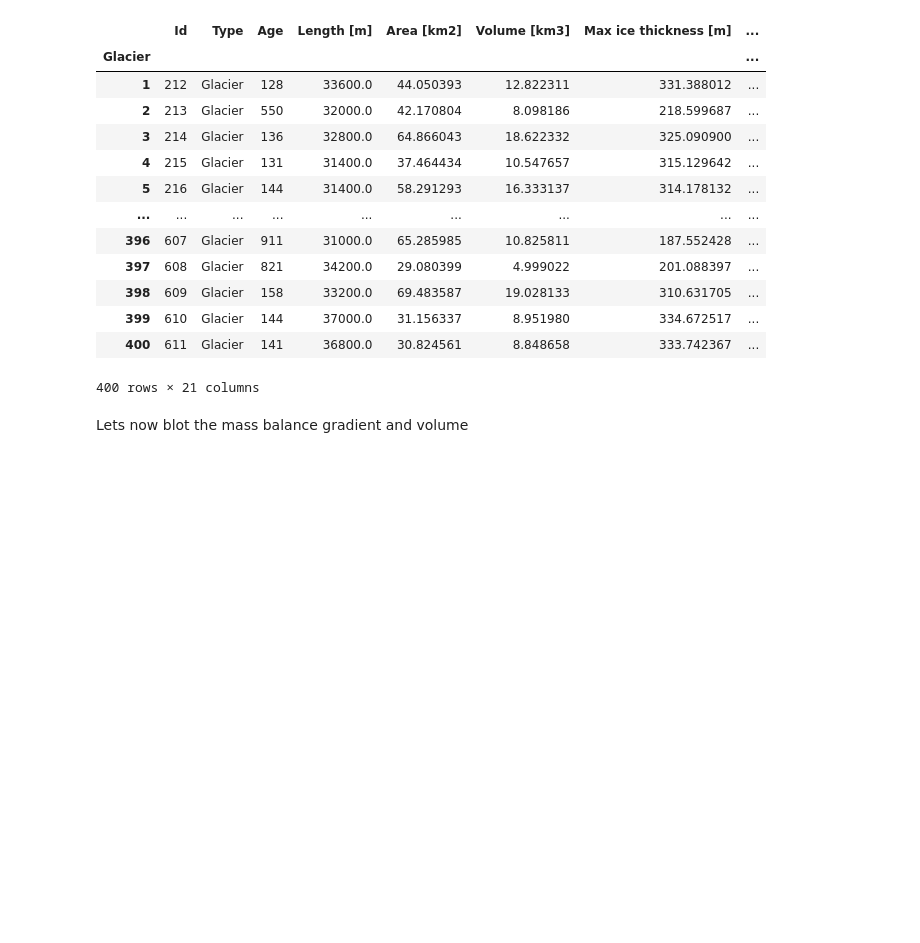
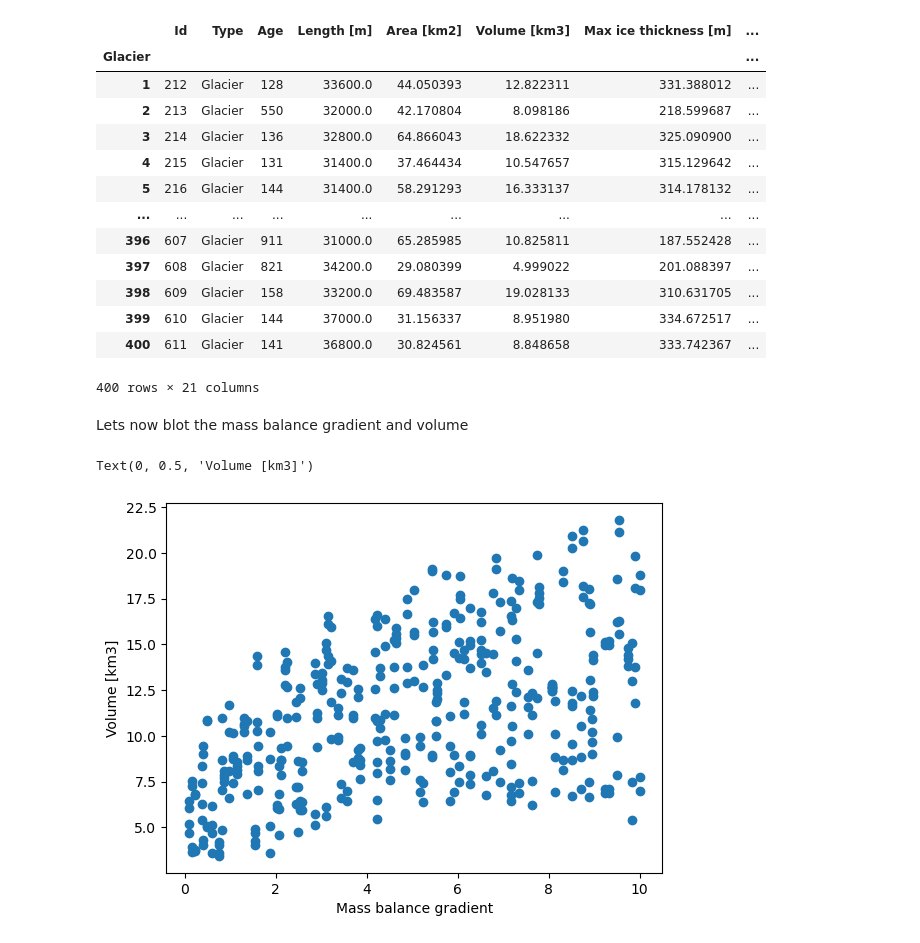
Before and after one commit to tgoelles/Modellieren-in-der-Physischen-Geographie, a Jupyter notebook: 05_sensitivity.ipynb, the cells around one changed output. Cells and saved outputs as stored; diff of their text form; code cells hidden in the pictures; blank space fills up the shorter version.

```diff
--- a/05_sensitivity.ipynb
+++ b/05_sensitivity.ipynb
@@ -261,0 +261,8 @@ mb_gradients = param_values[:, 0]
+# %%
+mb_gradients = param_values[:, 0]
+plt.scatter(mb_gradients, sobol_results_multi.summary()["Volume [km3]"])
+plt.xlabel("Mass balance gradient")
+plt.ylabel("Volume [km3]")
+# %% [output]
+Text(0, 0.5, 'Volume [km3]')
+[figure, added]
```
Also changed, not shown: parts of 19 cells of this notebook.
